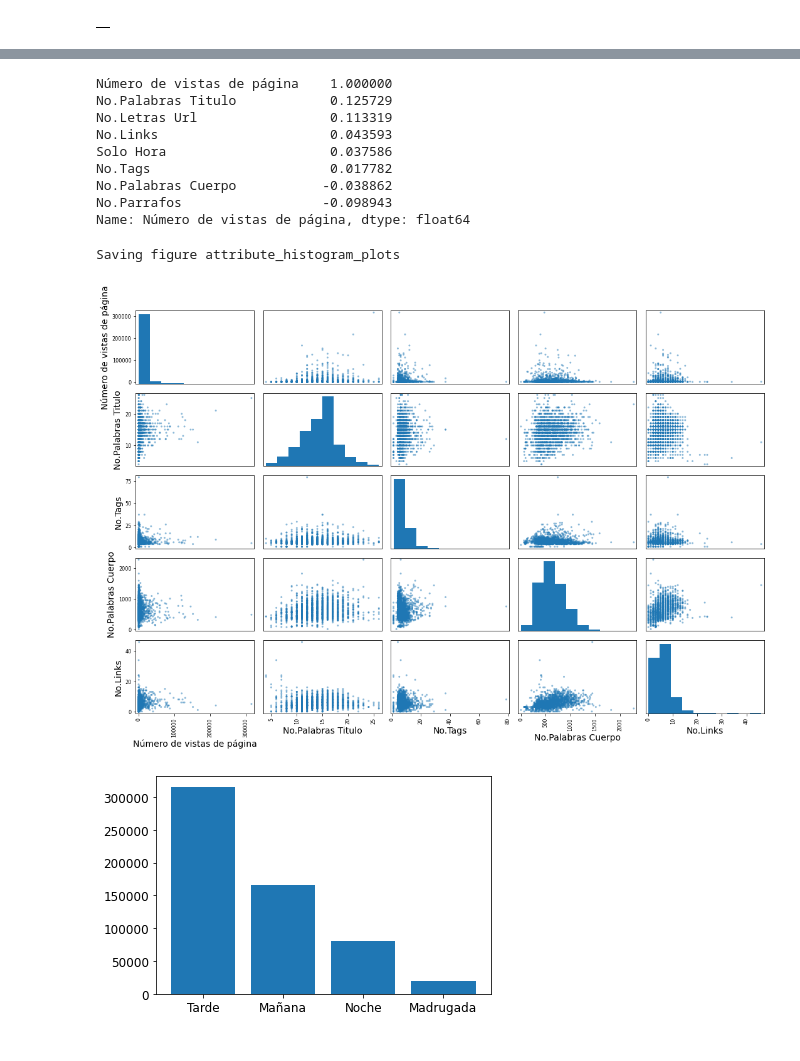
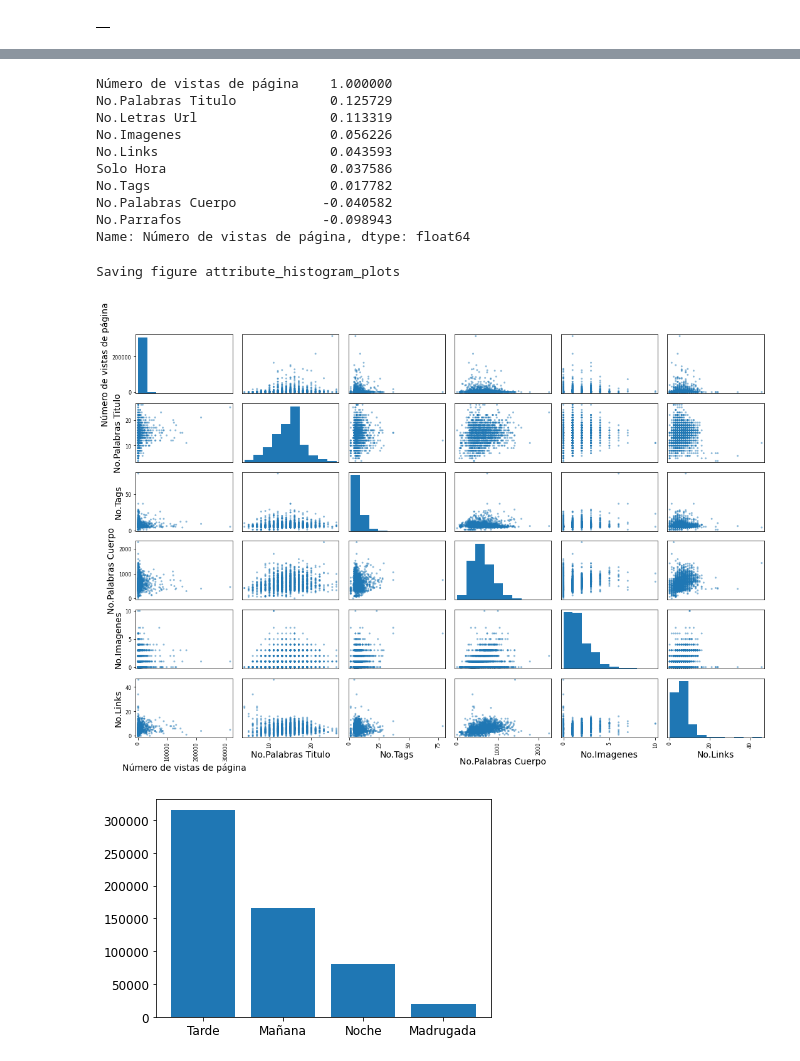
Before and after one commit to aaronjdigital/mlidigital, a Jupyter notebook: Procesamiento Notas.ipynb, the cells around one changed output, grey strips where cells are left out. Drawn from its saved outputs; the diff is of its cells as text; code cells hidden in the pictures.

```diff
--- a/Procesamiento Notas.ipynb
+++ b/Procesamiento Notas.ipynb
@@ -67,9 +69,10 @@ nulos=[]
 dfnotas = dfnotas.fillna(0)
 
 for i in range(0,len(dfnotas.index)):
-    if dfnotas.iloc[i]['Número de vistas de página']==0:
+    if dfnotas.iloc[i]['Número de vistas de página'] == 0:
         nulos.append(i)
 
-#dfnotas.drop([749], axis=0)
+for i in range(0,len(nulos)):
+    dfnotas=dfnotas.drop(nulos[i])
 
-#AUN SE ESTA TRABAJANDO
+dfnotas
@@ -151,7 +170,7 @@ TieneKeyValue=[]
 CountTags=[]
 CountParrafos=[]
 CountLinks=[]
-
+CountImagenes=[]
 
 
 #Convierte los datos en tipo necesario
@@ -172,7 +191,8 @@ for i in range(0,len(dfnotas.index)):
 
 
 
-    CountParrafos.append(dfnotas.iloc[i]['cuerpo'].count("<p>")-4) #Cuenta la cantidad de parrafos (-4 es por los parrafos que siempre estan implicitos en las notas)
+    CountParrafos.append(dfnotas.iloc[i]['cuerpo'].count("<p>")-4)
+    CountImagenes.append(dfnotas.iloc[i]['cuerpo'].replace('Images','').count("Image"))#Cuenta la cantidad de parrafos (-4 es por los parrafos que siempre estan implicitos en las notas)
     CountLinks.append(dfnotas.iloc[i]['cuerpo'].count("<a")) #Cuenta cantidad de links
 
     for palabra in tokens_titulo:                   #Agrega todas las palabras que se repitan mas de dos veces en el titulo
@@ -210,6 +230,8 @@ for i in range(0,len(dfnotas.index)):
 #CONTEO DE PALABRAS FRECUENTES
 
     cuerpo=limpiar_texto(cuerpo)
+    cuerpo=cuerpo.replace('\n','')
+ #   cuerpo=cuerpo.replace('\xa','')
     nuevo_cuerpo.append(cuerpo)
 
     tokens_cuerpo = nltk.word_tokenize(cuerpo) #separa el cuerpo por palabras
@@ -225,18 +247,19 @@ for i in range(0,len(dfnotas.index)):
 #Se añaden columnas con las nuevas metricas
 
 dfnotas['cuerpo']=nuevo_cuerpo
-dfnotas['No.Letras Url']=no_letras_url                  #cantidad de letras en url
-dfnotas['No.Palabras Titulo']=no_palabras_titulo        #Cantidad de palabras en el titulo
-dfnotas['Mas Frecuentes Titulo']=repetidas              #Palabras mas frecuentes en el titulo
-dfnotas['No.Palabras Cuerpo']=no_palabras_cuerpo        #Cantidad de palabras en el cuerpo de la nota
+dfnotas['No.Letras_Url']=no_letras_url                  #cantidad de letras en url
+dfnotas['No.Palabras_Titulo']=no_palabras_titulo        #Cantidad de palabras en el titulo
+dfnotas['Mas_Frecuentes_Titulo']=repetidas              #Palabras mas frecuentes en el titulo
+dfnotas['No.Palabras_Cuerpo']=no_palabras_cuerpo        #Cantidad de palabras en el cuerpo de la nota
 dfnotas['No.Parrafos']=CountParrafos                    #Cantidad de parrafos en el cuerpo
 dfnotas['No.Links']=CountLinks                          #Cantidad de de links en la nota
-dfnotas['Vocabulario Cuerpo']=vocabulario_cuerpo        #Vocabulario usado en el cuerpo
-dfnotas['Mas Frecuentes Cuerpo ']=frecuentes_cuerpo     #Palabras mas frecuente en el cuerpo
-dfnotas['Tiene Tags']=TieneKeyValue                     #Dice se pusieron tags o no en la nota
+dfnotas['No.Imagenes']=CountImagenes
+dfnotas['Vocabulario_Cuerpo']=vocabulario_cuerpo        #Vocabulario usado en el cuerpo
+#dfnotas['Mas_Frecuentes_Cuerpo ']=frecuentes_cuerpo     #Palabras mas frecuente en el cuerpo
+dfnotas['Tiene_Tags']=TieneKeyValue                     #Dice se pusieron tags o no en la nota
 dfnotas['No.Tags']=CountTags                            #Cantidad de tags en la nota
 
-dfnotas.head(5)
+dfnotas
 # %% [output]
 |  | sitio | created | title | Fecha | Hora | url | editor | tags | cuerpo | Número de vistas de página | ... |
 | 0 | salud180 | 15 feb 2022, 23:19:22 | 68: la postura "más ardiente" del... | 2022-02-15 | 18:19:22 | https://www.salud180.com/bienesta... | María Hernández Vera | _sexualidad_salud sexual_pareja_p... | Se vale disfrutar nuevas cosas en... | 315770.0 | ... |
@@ -247,5 +277,5 @@ dfnotas.head(5)
 # %%
-#dfnotas=dfnotas.drop(0)
-dfnotas.head(2)
+dfnotas=dfnotas.drop(0)
+dfnotas.head()
 # %% [output]
 |  | sitio | created | title | Fecha | Hora | url | editor | tags | cuerpo | Número de vistas de página | ... |
@@ -338,8 +372,8 @@ for i in range(0,len(dfnotas.index)):
 #   else:
 #       horario_publicacion.append(0)
 
-dfnotas['Horario de Publicacion']=horario_publicacion #Clasificacion en madrugada, mañana....
-dfnotas['Solo Hora']=solo_hora #Solo la hora, no cuenta minutos y segundos
+dfnotas['Horario_de_Publicacion']=horario_publicacion #Clasificacion en madrugada, mañana....
+dfnotas['Solo_Hora']=solo_hora #Solo la hora, no cuenta minutos y segundos
 dfnotas.head(5)
 # %% [output]
 |  | sitio | created | title | Fecha | Hora | url | editor | tags | cuerpo | Número de vistas de página | ... |
@@ -460,21 +494,22 @@ corr_matrix['Número de vistas de página'].sort_values(ascending=False)
 Número de vistas de página    1.000000
 No.Palabras Titulo            0.125729
 No.Letras Url                 0.113319
+No.Imagenes                   0.056226
 No.Links                      0.043593
 Solo Hora                     0.037586
 No.Tags                       0.017782
-No.Palabras Cuerpo           -0.038862
+No.Palabras Cuerpo           -0.040582
 No.Parrafos                  -0.098943
 Name: Número de vistas de página, dtype: float64
 # %%
 from pandas.plotting import scatter_matrix
 
-attributes = ["Número de vistas de página", "No.Palabras Titulo","No.Tags","No.Palabras Cuerpo","created","No.Links"]
+attributes = ["Número de vistas de página", "No.Palabras Titulo","No.Tags","No.Palabras Cuerpo","No.Imagenes","No.Links"]
 scatter_matrix(dfnotas[attributes], figsize=(15, 10))
 save_fig("attribute_histogram_plots")
 # %% [output]
 Saving figure attribute_histogram_plots
-[figure, old version]
+[figure, new version]
 # %%
 plt.bar( dfnotas['Horario de Publicacion'], dfnotas['Número de vistas de página'])
 plt.show()
```
Also changed, not shown: parts of 48 cells of this notebook.
